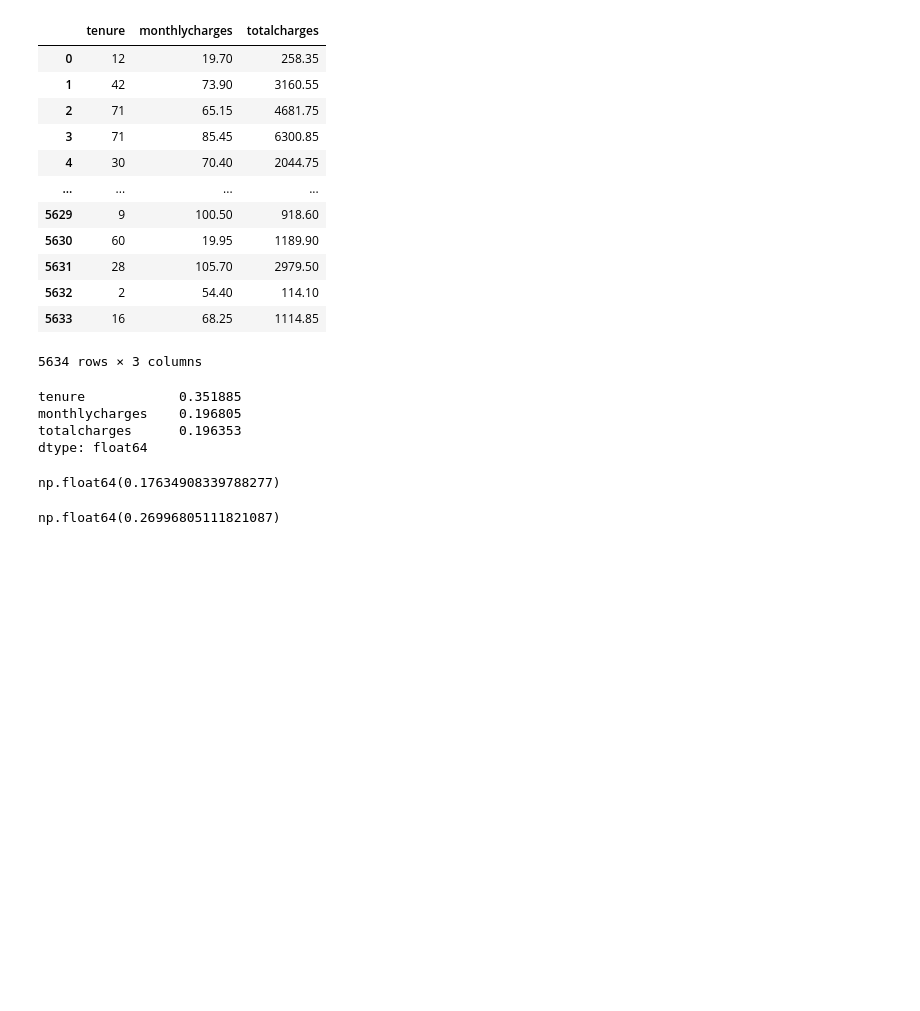
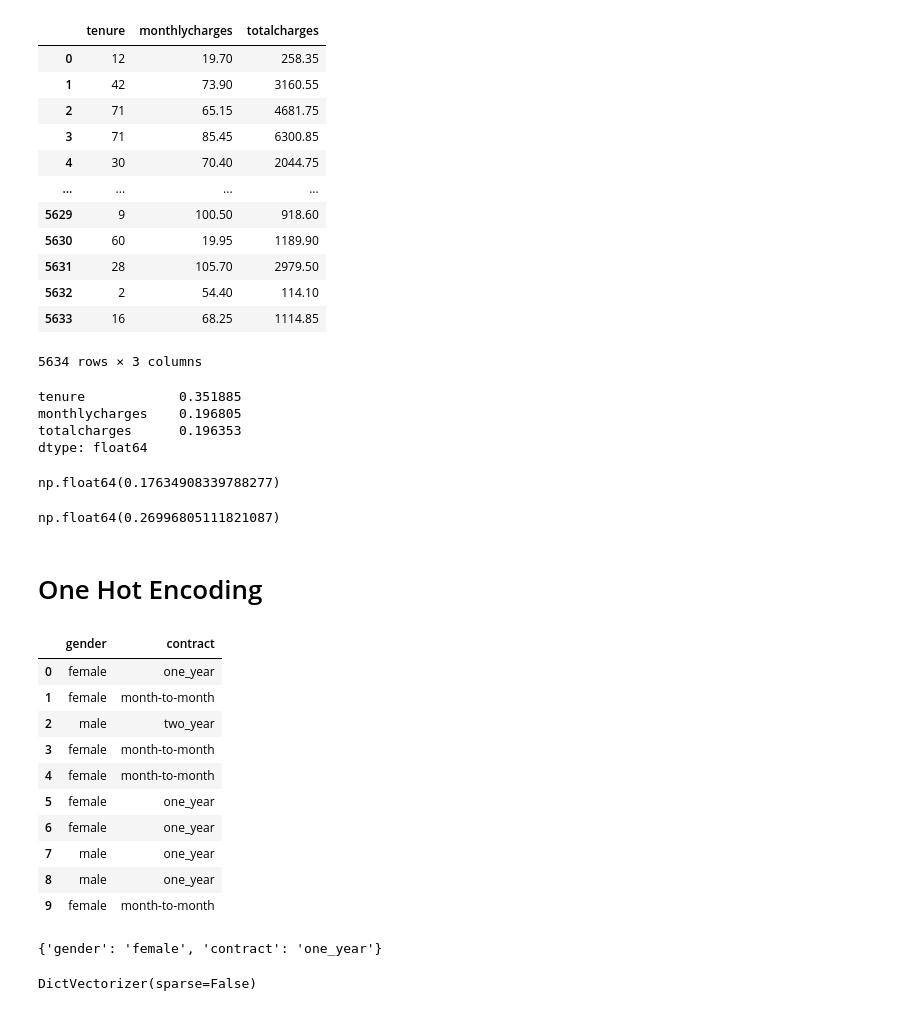
Before and after one commit to Abasi-ifreke/ml-zoomcamp, a Jupyter notebook: 03-churn_predict/01-churn.ipynb, the cells around one changed output. Cells and saved outputs as stored; diff of their text form; code cells hidden in the pictures; blank space fills up the shorter version.

Commit message:
added one hot encoding

```diff
--- a/03-churn_predict/01-churn.ipynb
+++ b/03-churn_predict/01-churn.ipynb
@@ -549,3 +549,5 @@ df_full_train[(df_full_train.monthlycharges > 20) & (df_full_train.monthlycharge
 df_full_train[df_full_train.monthlycharges > 12].churn.mean()
 # %% [output]
 np.float64(0.26996805111821087)
+# %% [markdown]
+# One Hot Encoding
@@ -551,0 +557,21 @@ np.float64(0.26996805111821087)
+# %%
+# using train dataset
+df_train[["gender", "contract"]].iloc[:10]
+# %% [output]
+|  | gender | contract |
+| 0 | female | one_year |
+| 1 | female | month-to-month |
+| 2 | male | two_year |
+| 3 | female | month-to-month |
+| 4 | female | month-to-month |
+| 5 | female | one_year |
+| 6 | female | one_year |
+| 7 | male | one_year |
+| 8 | male | one_year |
+| 9 | female | month-to-month |
+# %%
+# Dictvectorizer uses dictionaries, so we have to convert our data to dictionary
+dicts = df_train[["gender", "contract"]].iloc[:10].to_dict(orient="records")
+dicts[0]
+# %% [output]
+{'gender': 'female', 'contract': 'one_year'}
@@ -551,0 +582,7 @@ np.float64(0.26996805111821087)
+# %%
+# We use the fit method from the dictvectorizer
+# The fit method shows it a sample of what our data looks like
+dv.fit(dicts)
+# it learns what kind of data is there
+# %% [output]
+DictVectorizer(sparse=False)
```
Also changed, not shown: parts of 13 cells of this notebook.
